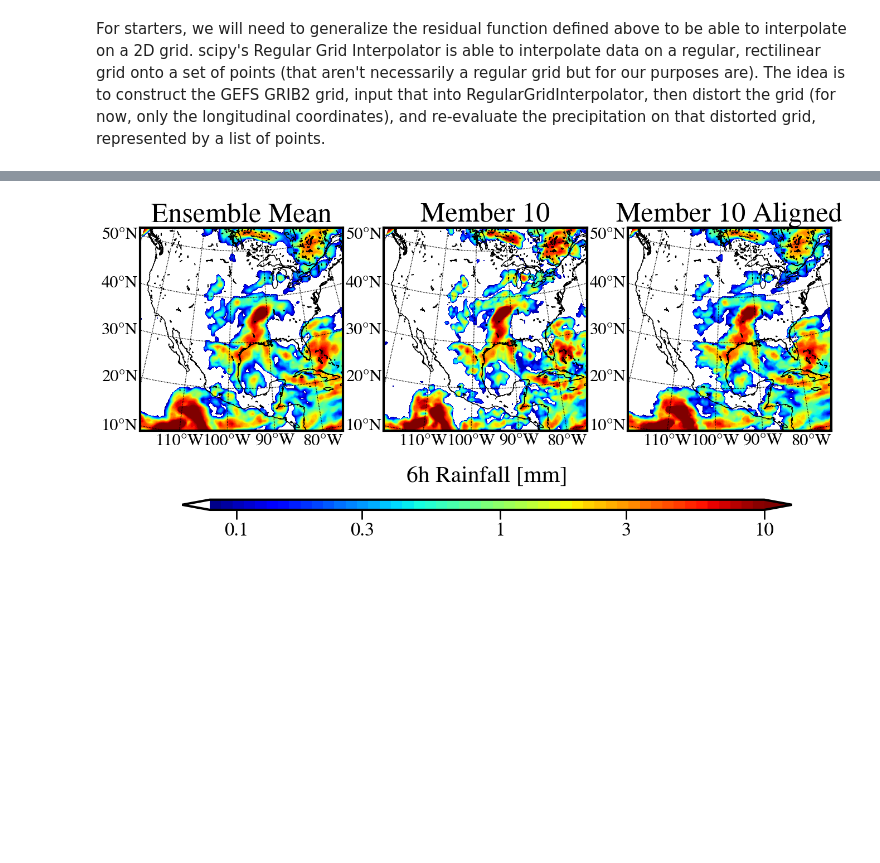
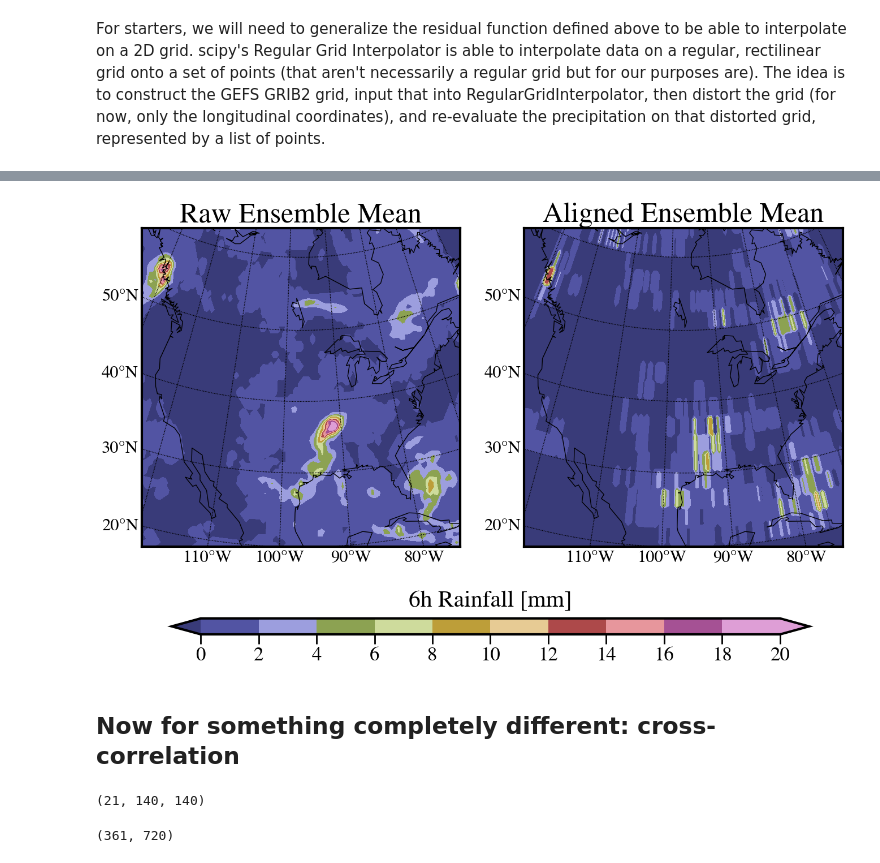
Before and after one commit to SidneyLower-NOAA/SMD_Notebooks, a Jupyter notebook: getting_our_data_ducks_in_a_row.ipynb, the cells around one changed output, grey strips where cells are left out. Cells and saved outputs as stored; diff of their text form; code cells hidden in the pictures; blank space fills up the shorter version.

Commit message:
screwed something up when trying to expand coalescence to all members. but added cross-correlation routine

```diff
--- a/getting_our_data_ducks_in_a_row.ipynb
+++ b/getting_our_data_ducks_in_a_row.ipynb
@@ -490,9 +471,0 @@ One thing I did not mention in the previous example is the method used to minimi
-# %%
-#calculate aligned grid
-std = 0.2
-S=2. #displacements larger than this (in degrees) are penalized
-start = datetime.datetime.now()
-minimize = scipy.optimize.minimize(get_j,dispsx , args=(member, ens_mean.T, std, S, xy_list), method='L-BFGS-B')
-done = datetime.datetime.now()
-print(done-start)
-#minimzation takes about 3-4 minutes
@@ -503,11 +471,0 @@ The output from minimization is the displacement vector, which we can apply to t
-# %%
-delta_x = np.zeros_like(xy_list)
-delta_x[:,0] = minimize.x
-displaced_grid = xy_list + delta_x
-displaced_precip = interp(displaced_grid)
-displaced_ens = np.ones_like(ens_mean.T)
-
-for i in range(len(x)):
-    for j in range(len(y)):
-        point = len(y)*i+j
-        displaced_ens[i,j] = displaced_precip[point]
@@ -514,35 +528,33 @@ for i in range(len(x)):
 # %%
-fig, axes = plt.subplots(1,3, figsize=(16,8), sharey=True)
-temp_range = np.logspace(-1.1, 1)
+fig, axes = plt.subplots(1,2, figsize=(16,12), sharey=True)
+temp_range = np.arange(0,22,2)
 
 #GEFS
-lats, lons = conus_only.latitude.data, conus_only.longitude.data
-m = Basemap(projection='lcc',lon_0=-97,lat_0=33,width=5e6,height=5e6,resolution='i')
+lats, lons = gefs_data.latitude.data, gefs_data.longitude.data
+m = Basemap(projection='lcc',lon_0=-97,lat_0=42,width=5e6,height=5e6,resolution='c')
 xx, yy = m(lons, lats) #note to self, x=lons y=lats
-gefs_pcp = conus_only.mean(dim='member')
-cs = m.contourf(xx,yy,gefs_pcp,levels=temp_range,cmap=plt.cm.jet,extend='both',ax=axes[0], norm='log')
-axes[0].set_title('Ensemble Mean')
+gefs_pcp = ens_mean
+cs = m.contourf(xx,yy,gefs_pcp,levels=temp_range,cmap=plt.cm.tab20b,extend='both',ax=axes[0])
+axes[0].set_title('Raw Ensemble Mean')
 cbar_ax = inset_axes(axes[0],
-                    width="300%",  # width = 50% of parent_bbox width
+                    width="200%",  # width = 50% of parent_bbox width
                     height="5%",  # height : 5%
-                    loc='upper left',bbox_to_anchor=(0.17, -1.3, 1, 1),bbox_transform=axes[0].transAxes)
+                    loc='upper left',bbox_to_anchor=(0.07, -1.2, 1, 1),bbox_transform=axes[0].transAxes)
 
-cbar=plt.colorbar(cs,orientation='horizontal', cax=cbar_ax,ticks=[0.1, 0.3, 1, 3,10])
-cbar.ax.set_xticklabels(['0.1','0.3', '1','3', '10'])
+cbar=plt.colorbar(cs,orientation='horizontal', cax=cbar_ax,ticks=np.arange(0,22,2))
+cbar.ax.set_xticklabels(['0','2','4', '6', '8', '10','12','14','16','18','20'])
 cbar.set_label('6h Rainfall [mm]', labelpad=-95)
 
-axes[1].set_title(f'Member {mem}')
-gefs_pcp = conus_only.data[mem]
-cs = m.contourf(xx,yy,gefs_pcp,levels=temp_range,cmap=plt.cm.jet,extend='both',ax=axes[1], norm='log')
+axes[1].set_title(f'Aligned Ensemble Mean')
+gefs_pcp = stitched_image#np.mean(full_ens_stitched, axis=0)
+cs = m.contourf(xx,yy,gefs_pcp,levels=temp_range,cmap=plt.cm.tab20b,extend='both',ax=axes[1],)
 
-axes[2].set_title(f'Member {mem} Aligned')
-xx,yy = m(*xy_grid) #note to self, x=lons y=lats
-#gefs_pcp = gefs_data.APCP.mean(dim='member')
-cs = m.contourf(xx,yy,displaced_ens,levels=temp_range,cmap=plt.cm.jet,extend='both',ax=axes[2], norm='log')
 
-for ax in range(3):
+for ax in range(2):
     m.drawcoastlines(ax=axes[ax])
     m.drawparallels(np.arange(-90.,120.,10.), labels=[1,0,0,0],fontsize=22,ax=axes[ax])
     m.drawmeridians(np.arange(0.,360.,10.), labels=[0,0,0,1],fontsize=22,ax=axes[ax])
 # %% [output]
-[figure, old version]
+[figure, new version]
+# %% [markdown]
+## Now for something completely different: cross-correlation
@@ -548,0 +583,4 @@ for ax in range(3):
+# %%
+np.shape(conus_only)
+# %% [output]
+(21, 140, 140)
@@ -548,0 +594,4 @@ for ax in range(3):
+# %%
+np.shape(raw_mean)
+# %% [output]
+(361, 720)
```
Also changed, not shown: parts of 29 cells of this notebook.
